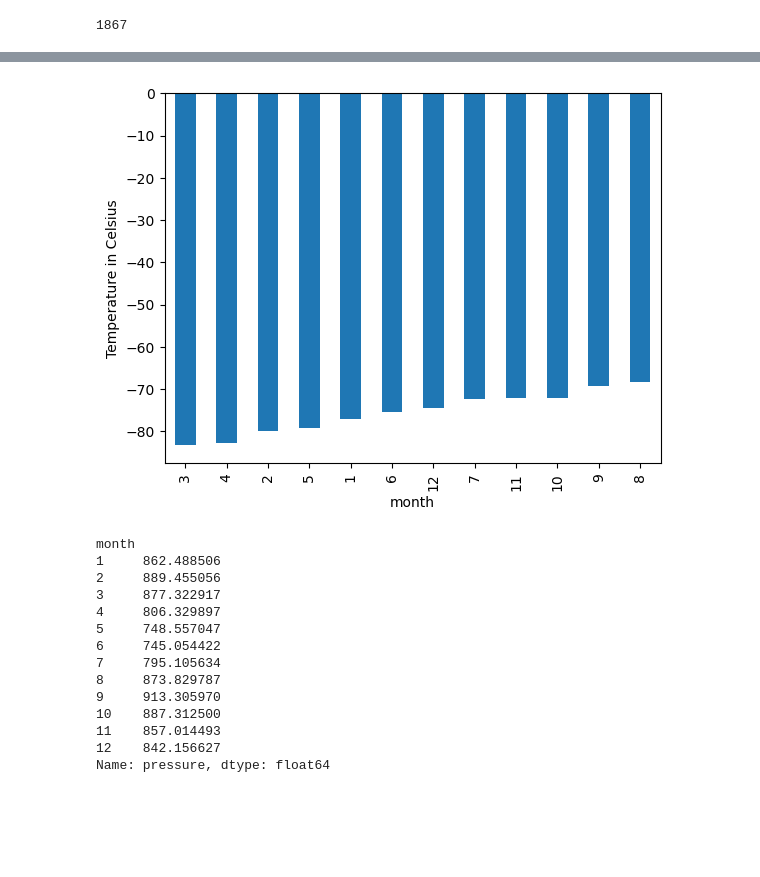
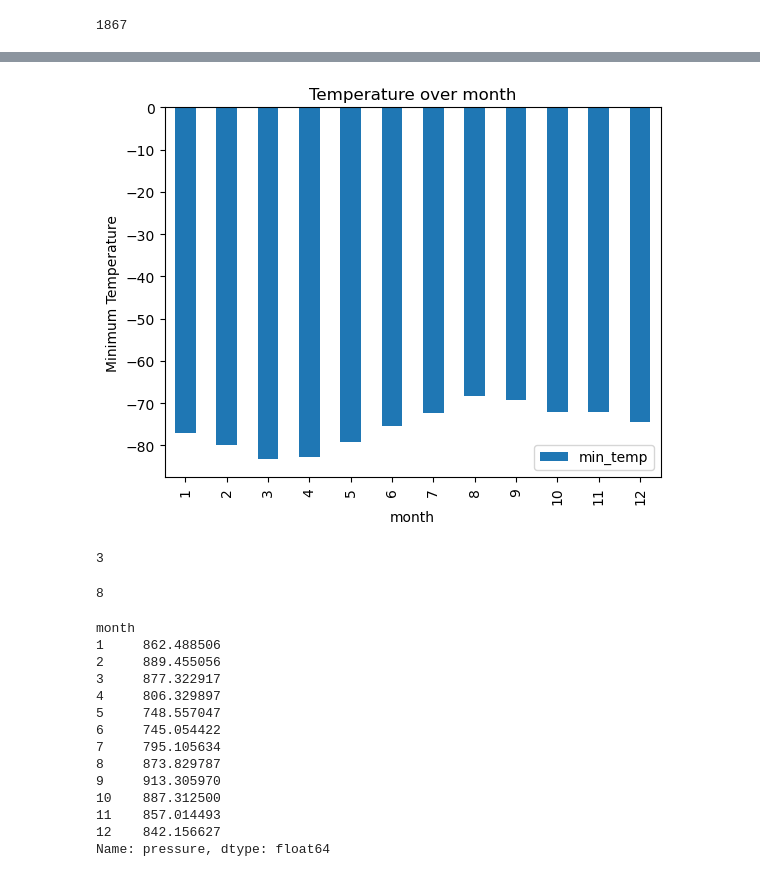
Before and after one commit to muhkashiff/data_collection_challenge, a Jupyter notebook: Deliverable 2/part_2_mars_weather.ipynb, the cells around one changed output, grey strips where cells are left out. Drawn from its saved outputs; the diff is of its cells as text; code cells hidden in the pictures; blank space fills up the shorter version.

```diff
--- a/Deliverable 2/part_2_mars_weather.ipynb
+++ b/Deliverable 2/part_2_mars_weather.ipynb
@@ -151,4 +149,7 @@ Name: month, dtype: int64
 1867
 # %%
 # 3. What is the average low temperature by month?
+avg_low_temp=data_df.groupby("month")["min_temp"].mean()
+avg_low_temp=avg_low_temp.reset_index("month")
+avg_low_temp
 # %% [output]
@@ -173,6 +169,24 @@ Name: min_temp, dtype: float64
+# %%
+# Plot the average temperature by month
+avg_low_temp.plot(x="month", y="min_temp", kind="bar")
+plt.ylabel("Minimum Temperature")
+plt.title("Temperature over month")
+plt.show()
+# %% [output]
+[figure, added]
 # %%
 # Identify the coldest and hottest months in Curiosity's location
+mars_min_temp=avg_low_temp["min_temp"].min()
+number_coldest_month=avg_low_temp.loc[avg_low_temp["min_temp"]==mars_min_temp,"month"].iloc[0]
+number_coldest_month
 # %% [output]
-[figure, removed]
+3
+# %%
+#max temperature months
+max_temp_mars = avg_low_temp['min_temp'].max()
+hottest_month = avg_low_temp.loc[avg_low_temp['min_temp'] == max_temp_mars, 'month'].iloc[0]
+hottest_month
+# %% [output]
+8
 # %%
 # 4. Average pressure by Martian month
```
Also changed, not shown: parts of 11 cells of this notebook, 1 other file.
